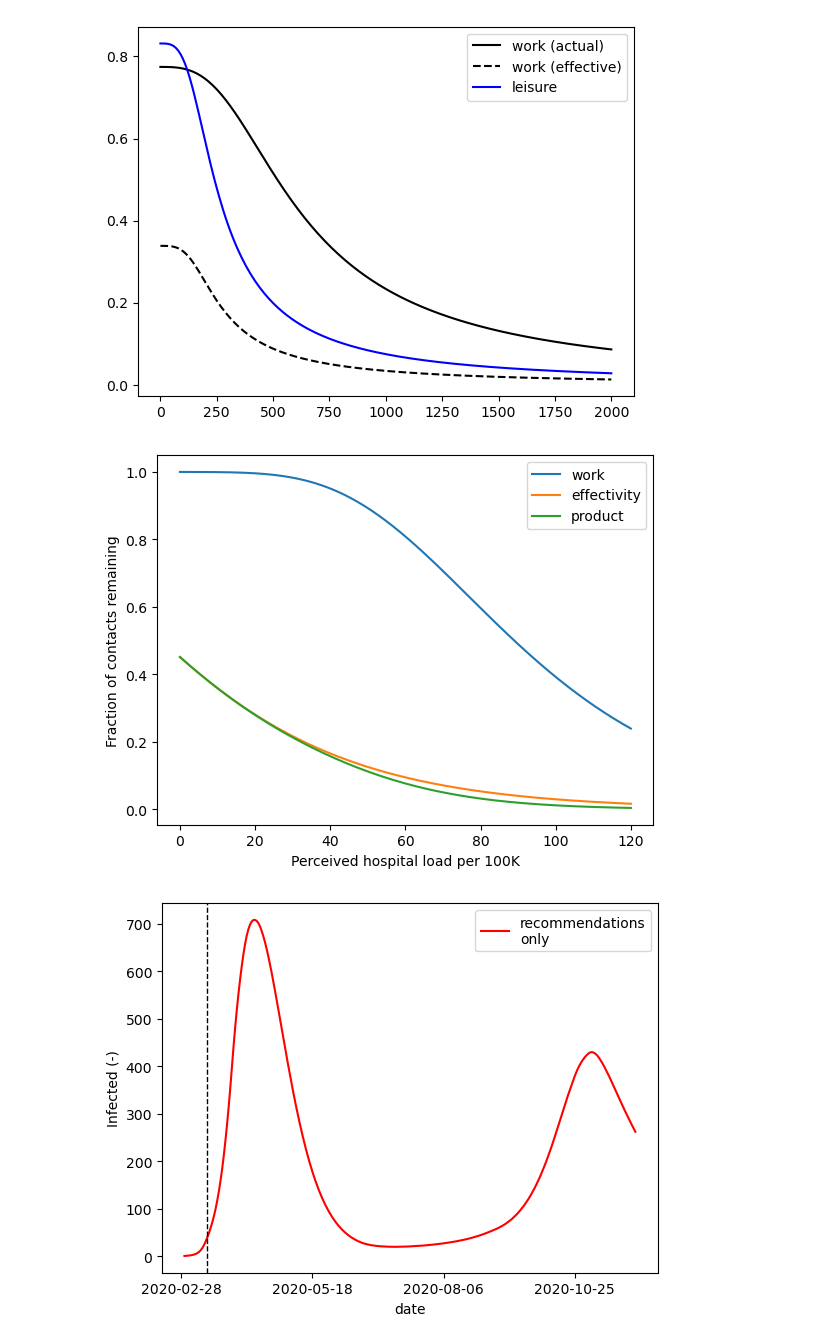
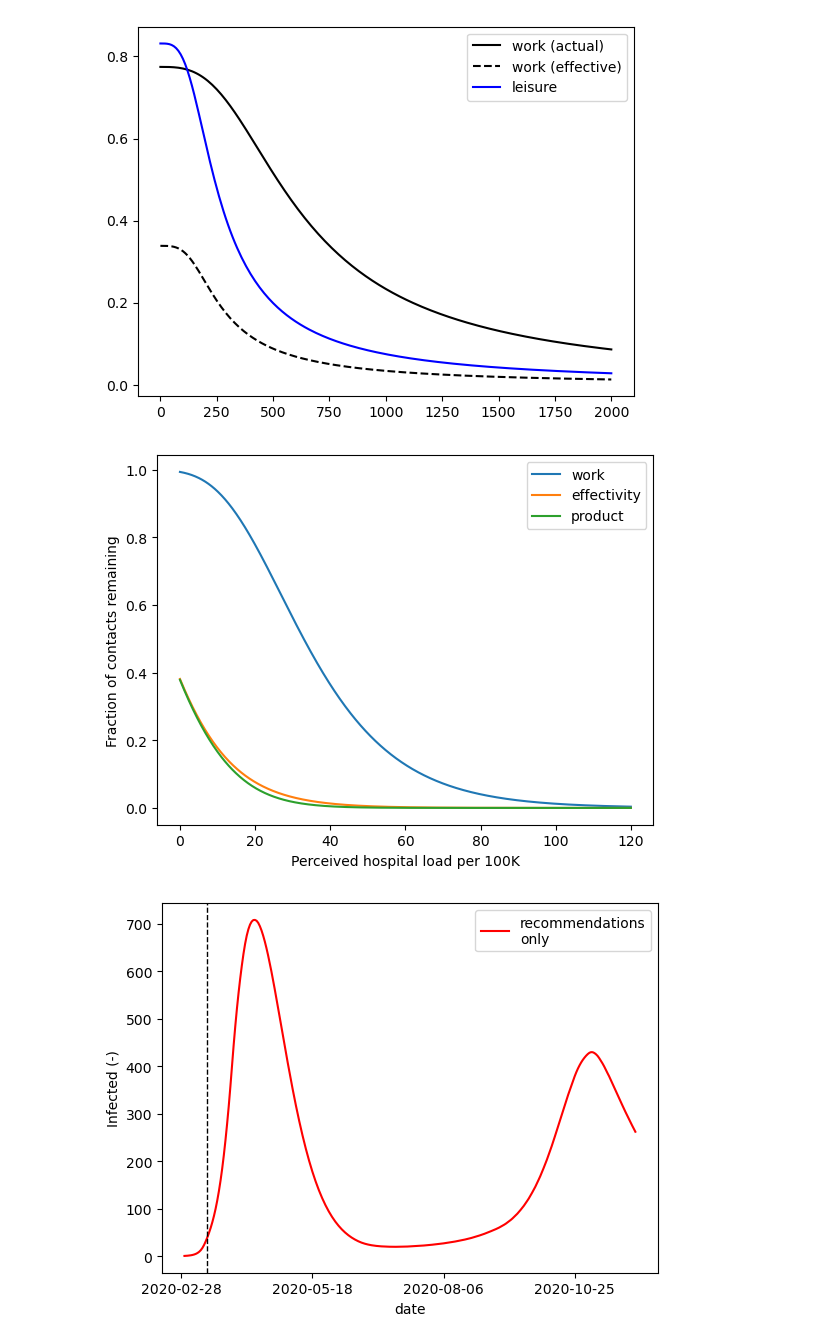
Before and after one commit to twallema/pyIEEM, a Jupyter notebook: notebooks/scratch-epidemic_model.ipynb, the cells around one changed output. Drawn from its saved outputs; the diff is of its cells as text; code cells hidden in the pictures.

```diff
--- a/notebooks/scratch-epidemic_model.ipynb
+++ b/notebooks/scratch-epidemic_model.ipynb
@@ -49,28 +70,28 @@ plt.close()
 [figure]
 # %%
 # parameters
-ypsilon_work = 10
-phi_work = 0.03
+ypsilon_work = 5
+phi_work = 0.06
 
-ypsilon_eff = 0.60
-phi_eff = 0.03
+ypsilon_eff = 0.48
+phi_eff = 0.09
 # model
 x = np.linspace(0,120,1000)
 y_work = (1-np.exp(-ypsilon_work*np.exp(-phi_work*x)))
 y_eff = 1-np.exp(-ypsilon_eff*np.exp(-phi_eff*x))
 
 # visualize
 fig,ax=plt.subplots()
 ax.plot(x, y_work, label='work')
 ax.plot(x, y_eff, label='effectivity')
 ax.plot(x, y_work*y_eff, label='product')
 ax.set_xlabel('Perceived hospital load per 100K')
 ax.set_ylabel('Fraction of contacts remaining')
 ax.legend()
 plt.show()
 plt.close()
 # %% [output]
-[figure, old version]
+[figure, new version]
 # %%
 country = 'SWE'
 spatial = False
```
Also changed, not shown: parts of 2 cells of this notebook.
